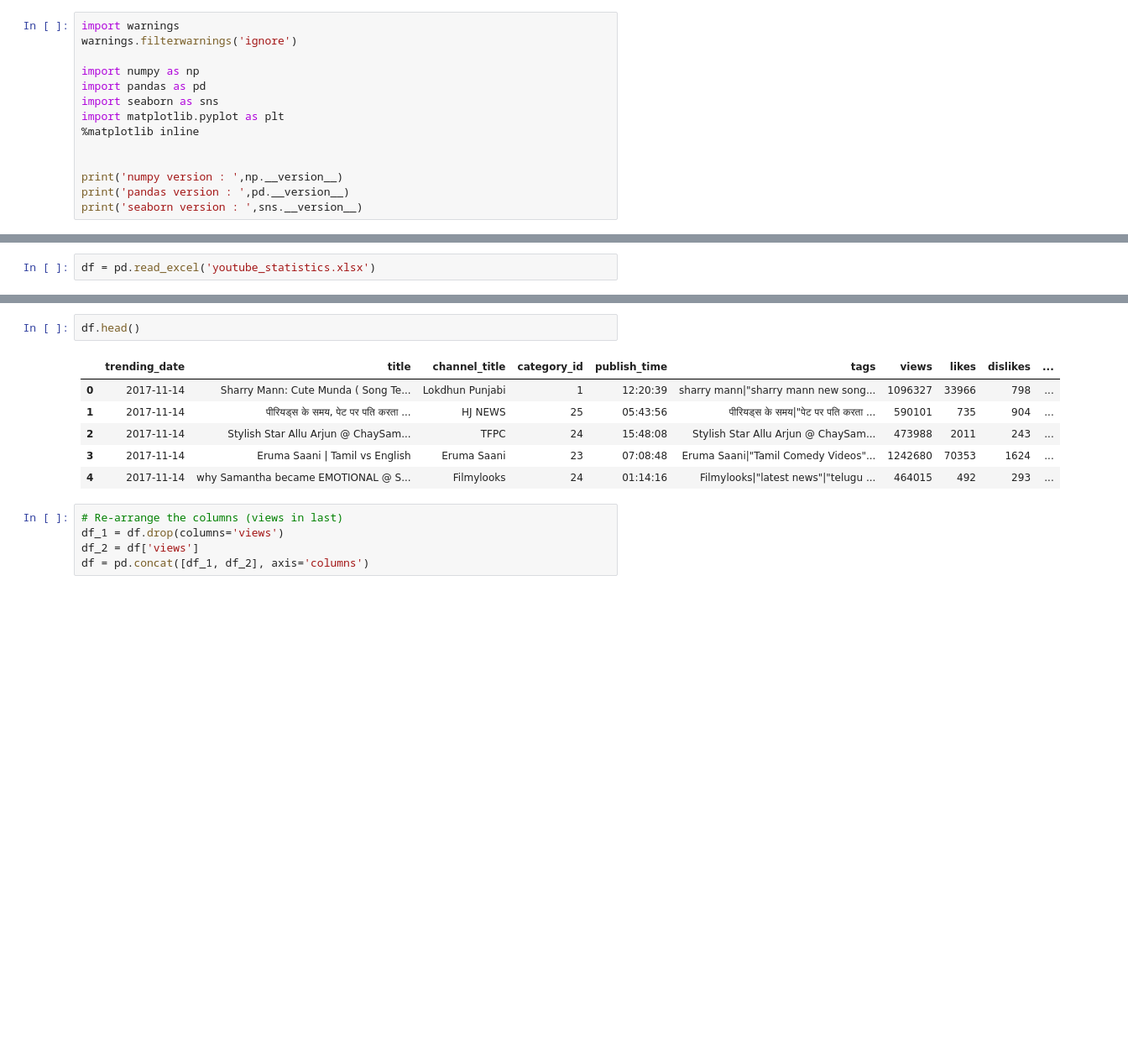
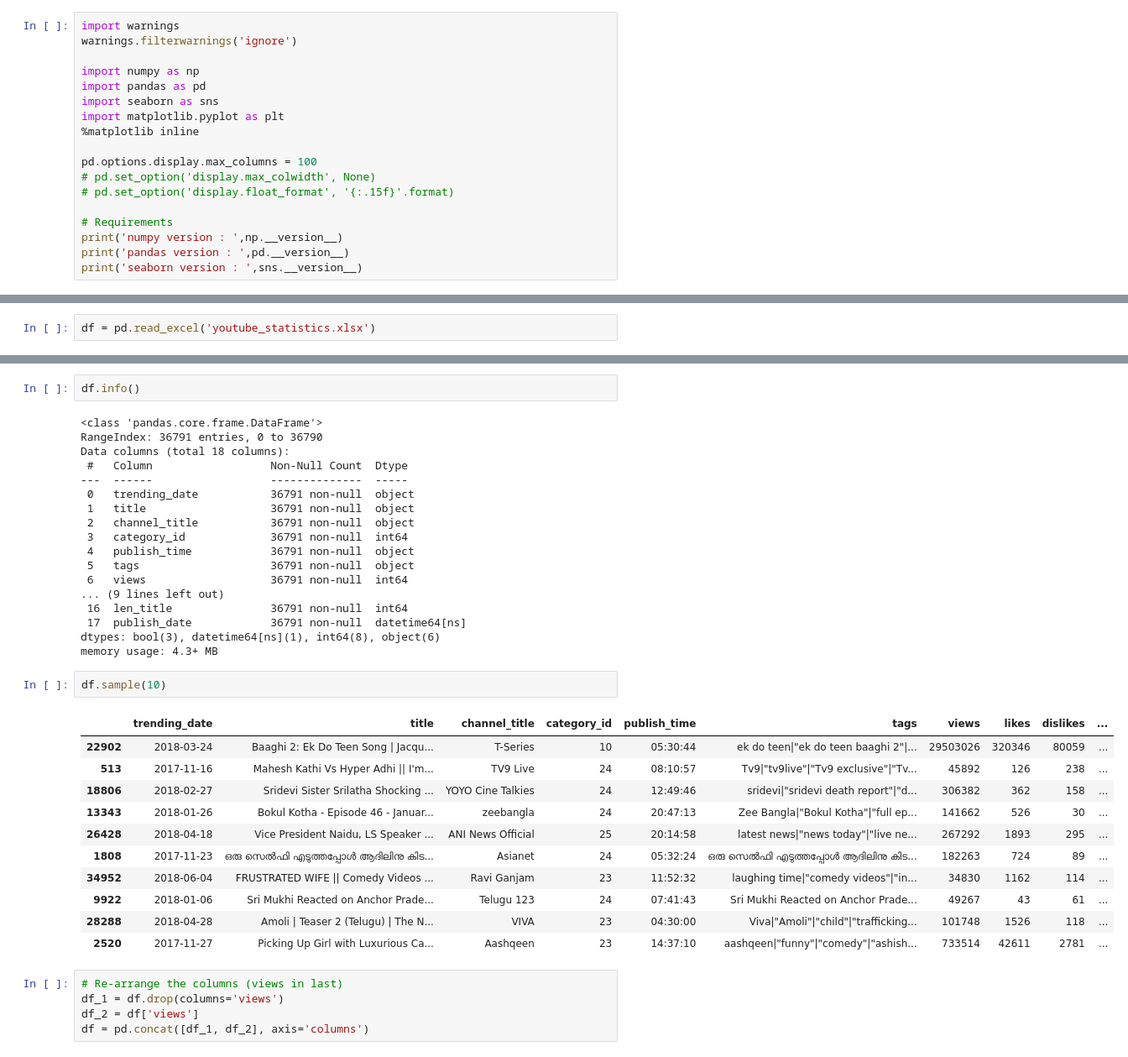
Before and after one commit to mcikalmerdeka/Youtube-Video-Views-Prediction, a Jupyter notebook: Youtube Video Views Prediction.ipynb, the cells around one changed output, grey strips where cells are left out. Shown at 84% size. Cells and saved outputs as stored; diff of their text form; blank space fills up the shorter version.

Commit message:
Edit excel and python data understanding

```diff
--- a/Youtube Video Views Prediction.ipynb
+++ b/Youtube Video Views Prediction.ipynb
@@ -13,7 +12,11 @@ import seaborn as sns
 import matplotlib.pyplot as plt
 %matplotlib inline
 
+pd.options.display.max_columns = 100
+# pd.set_option('display.max_colwidth', None)
+# pd.set_option('display.float_format', '{:.15f}'.format)
 
+# Requirements
 print('numpy version : ',np.__version__)
 print('pandas version : ',pd.__version__)
 print('seaborn version : ',sns.__version__)
@@ -30,12 +42,37 @@ df = pd.read_excel('youtube_statistics.xlsx')
 # %%
-df.head()
+df.info()
 # %% [output]
-|  | trending_date | title | channel_title | category_id | publish_time | tags | views | likes | dislikes | ... |
-| 0 | 2017-11-14 | Sharry Mann: Cute Munda ( Song Te... | Lokdhun Punjabi | 1 | 12:20:39 | sharry mann|"sharry mann new song... | 1096327 | 33966 | 798 | ... |
-| 1 | 2017-11-14 | पीरियड्स के समय, पेट पर पति करता ... | HJ NEWS | 25 | 05:43:56 | पीरियड्स के समय|"पेट पर पति करता ... | 590101 | 735 | 904 | ... |
-| 2 | 2017-11-14 | Stylish Star Allu Arjun @ ChaySam... | TFPC | 24 | 15:48:08 | Stylish Star Allu Arjun @ ChaySam... | 473988 | 2011 | 243 | ... |
-| 3 | 2017-11-14 | Eruma Saani | Tamil vs English | Eruma Saani | 23 | 07:08:48 | Eruma Saani|"Tamil Comedy Videos"... | 1242680 | 70353 | 1624 | ... |
-| 4 | 2017-11-14 | why Samantha became EMOTIONAL @ S... | Filmylooks | 24 | 01:14:16 | Filmylooks|"latest news"|"telugu ... | 464015 | 492 | 293 | ... |
+<class 'pandas.core.frame.DataFrame'>
+RangeIndex: 36791 entries, 0 to 36790
+Data columns (total 18 columns):
+ #   Column                  Non-Null Count  Dtype
+---  ------                  --------------  -----
+ 0   trending_date           36791 non-null  object
+ 1   title                   36791 non-null  object
+ 2   channel_title           36791 non-null  object
+ 3   category_id             36791 non-null  int64
+ 4   publish_time            36791 non-null  object
+ 5   tags                    36791 non-null  object
+ 6   views                   36791 non-null  int64
+... (9 lines left out)
+ 16  len_title               36791 non-null  int64
+ 17  publish_date            36791 non-null  datetime64[ns]
+dtypes: bool(3), datetime64[ns](1), int64(8), object(6)
+memory usage: 4.3+ MB
+# %%
+df.sample(10)
+# %% [output]
+|  | trending_date | title | channel_title | category_id | publish_time | tags | views | likes | dislikes | ... |
+| 22902 | 2018-03-24 | Baaghi 2: Ek Do Teen Song | Jacqu... | T-Series | 10 | 05:30:44 | ek do teen|"ek do teen baaghi 2"|... | 29503026 | 320346 | 80059 | ... |
+| 513 | 2017-11-16 | Mahesh Kathi Vs Hyper Adhi || I'm... | TV9 Live | 24 | 08:10:57 | Tv9|"tv9live"|"Tv9 exclusive"|"Tv... | 45892 | 126 | 238 | ... |
+| 18806 | 2018-02-27 | Sridevi Sister Srilatha Shocking ... | YOYO Cine Talkies | 24 | 12:49:46 | sridevi|"sridevi death report"|"d... | 306382 | 362 | 158 | ... |
+| 13343 | 2018-01-26 | Bokul Kotha - Episode 46 - Januar... | zeebangla | 24 | 20:47:13 | Zee Bangla|"Bokul Kotha"|"full ep... | 141662 | 526 | 30 | ... |
+| 26428 | 2018-04-18 | Vice President Naidu, LS Speaker ... | ANI News Official | 25 | 20:14:58 | latest news|"news today"|"live ne... | 267292 | 1893 | 295 | ... |
+| 1808 | 2017-11-23 | ഒരു സെൽഫി എടുത്തപ്പോൾ ആദിലിനു കിട... | Asianet | 24 | 05:32:24 | ഒരു സെൽഫി എടുത്തപ്പോൾ ആദിലിനു കിട... | 182263 | 724 | 89 | ... |
+| 34952 | 2018-06-04 | FRUSTRATED WIFE || Comedy Videos ... | Ravi Ganjam | 23 | 11:52:32 | laughing time|"comedy videos"|"in... | 34830 | 1162 | 114 | ... |
+| 9922 | 2018-01-06 | Sri Mukhi Reacted on Anchor Prade... | Telugu 123 | 24 | 07:41:43 | Sri Mukhi Reacted on Anchor Prade... | 49267 | 43 | 61 | ... |
+| 28288 | 2018-04-28 | Amoli | Teaser 2 (Telugu) | The N... | VIVA | 23 | 04:30:00 | Viva|"Amoli"|"child"|"trafficking... | 101748 | 1526 | 118 | ... |
+| 2520 | 2017-11-27 | Picking Up Girl with Luxurious Ca... | Aashqeen | 23 | 14:37:10 | aashqeen|"funny"|"comedy"|"ashish... | 733514 | 42611 | 2781 | ... |
 # %%
 # Re-arrange the columns (views in last)
 df_1 = df.drop(columns='views')
```
Also changed, not shown: parts of 14 cells of this notebook, 1 other file.
